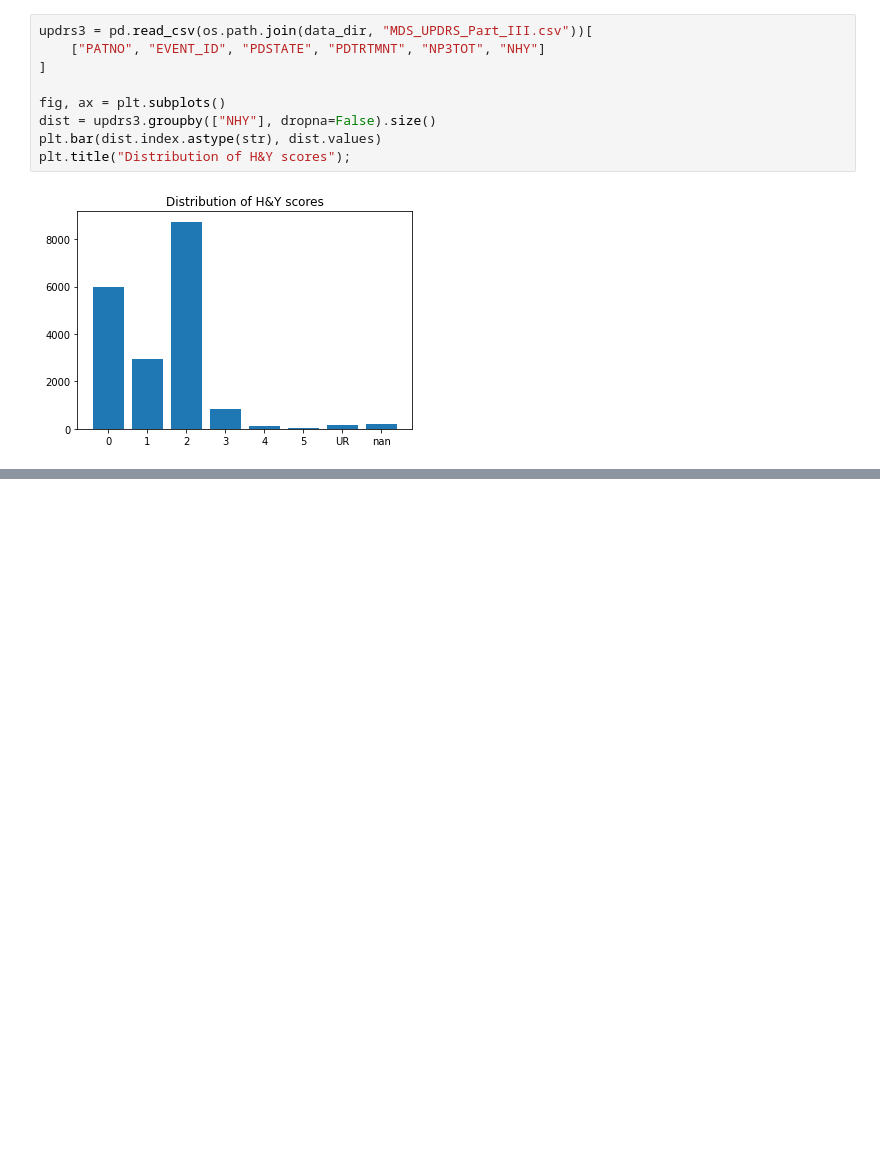
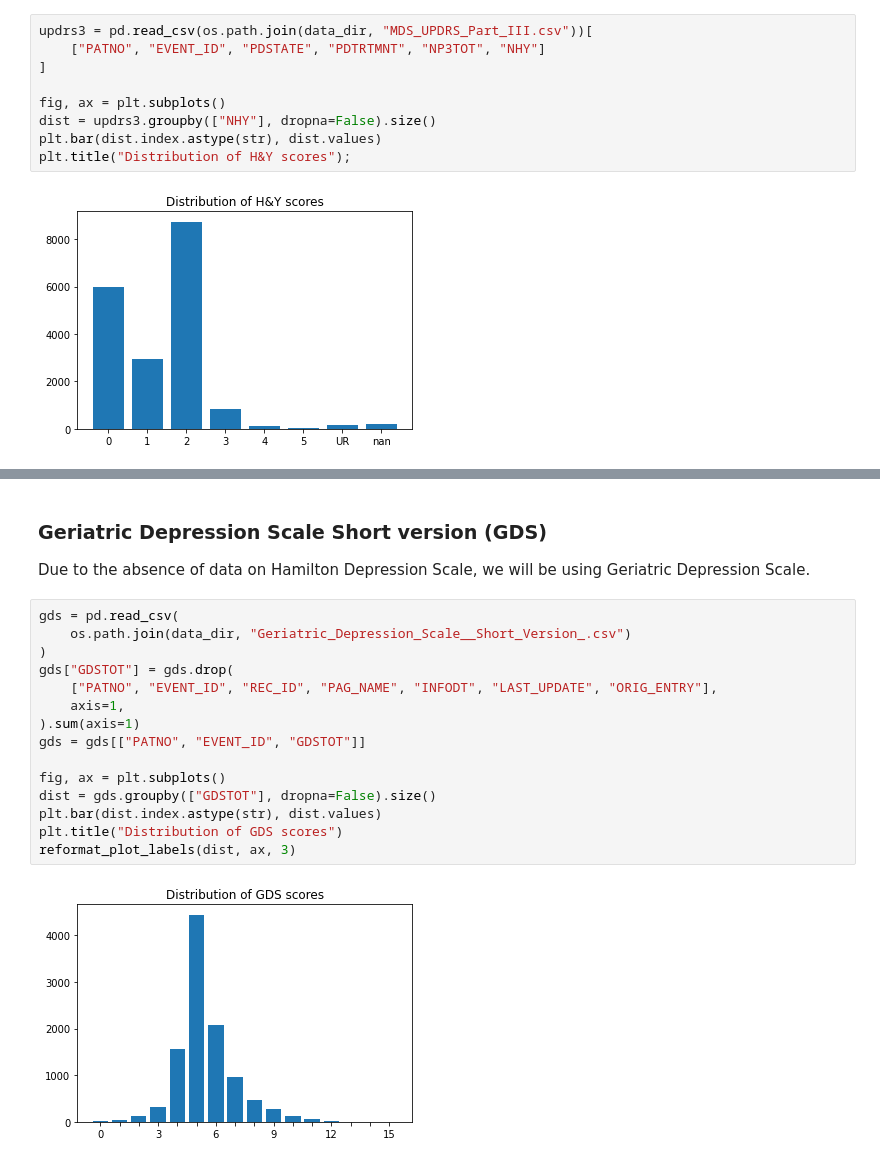
Before and after one commit to LivingPark-MRI/sterling-etal-2016, a Jupyter notebook: sterling-etal-2016.ipynb, the cells around one changed output, grey strips where cells are left out. Saved outputs shown, nothing was run; the diff lists cells and outputs as text; blank space fills up the shorter version.

```diff
--- a/sterling-etal-2016.ipynb
+++ b/sterling-etal-2016.ipynb
@@ -280,0 +281,20 @@ reformat_plot_labels(dist, ax, 12)
+# %% [markdown]
+### Geriatric Depression Scale Short version (GDS)
+Due to the absence of data on Hamilton Depression Scale, we will be using Geriatric Depression Scale.
+# %%
+gds = pd.read_csv(
+    os.path.join(data_dir, "Geriatric_Depression_Scale__Short_Version_.csv")
+)
+gds["GDSTOT"] = gds.drop(
+    ["PATNO", "EVENT_ID", "REC_ID", "PAG_NAME", "INFODT", "LAST_UPDATE", "ORIG_ENTRY"],
+    axis=1,
+).sum(axis=1)
+gds = gds[["PATNO", "EVENT_ID", "GDSTOT"]]
+
+fig, ax = plt.subplots()
+dist = gds.groupby(["GDSTOT"], dropna=False).size()
+plt.bar(dist.index.astype(str), dist.values)
+plt.title("Distribution of GDS scores")
+reformat_plot_labels(dist, ax, 3)
+# %% [output]
+[figure, added]
```
Also changed, not shown: parts of 9 cells of this notebook.
